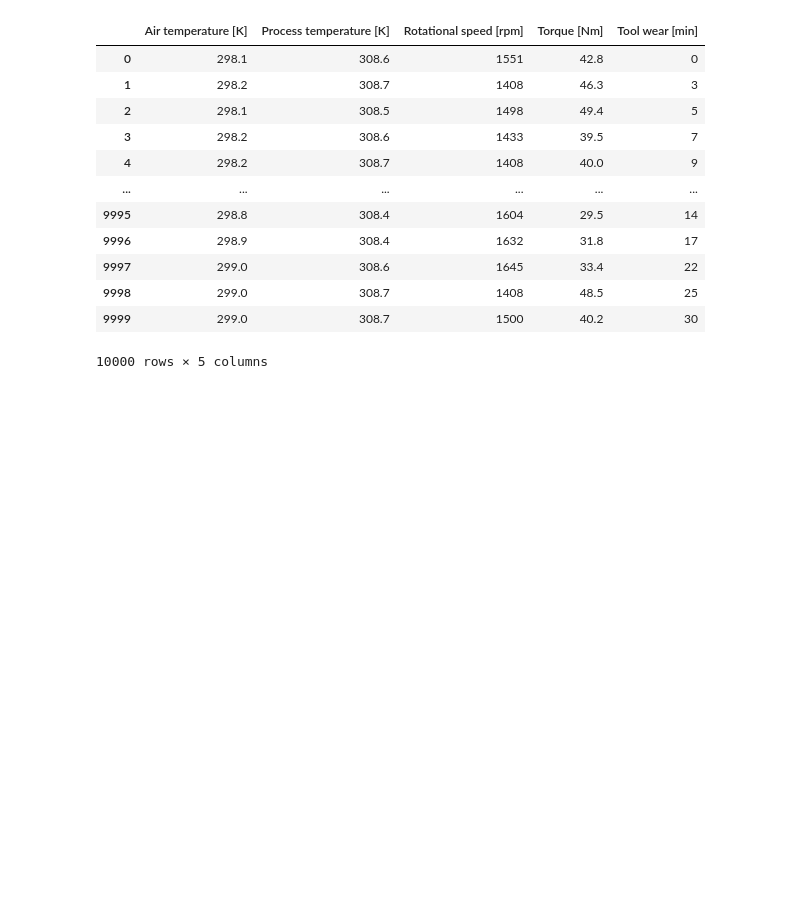
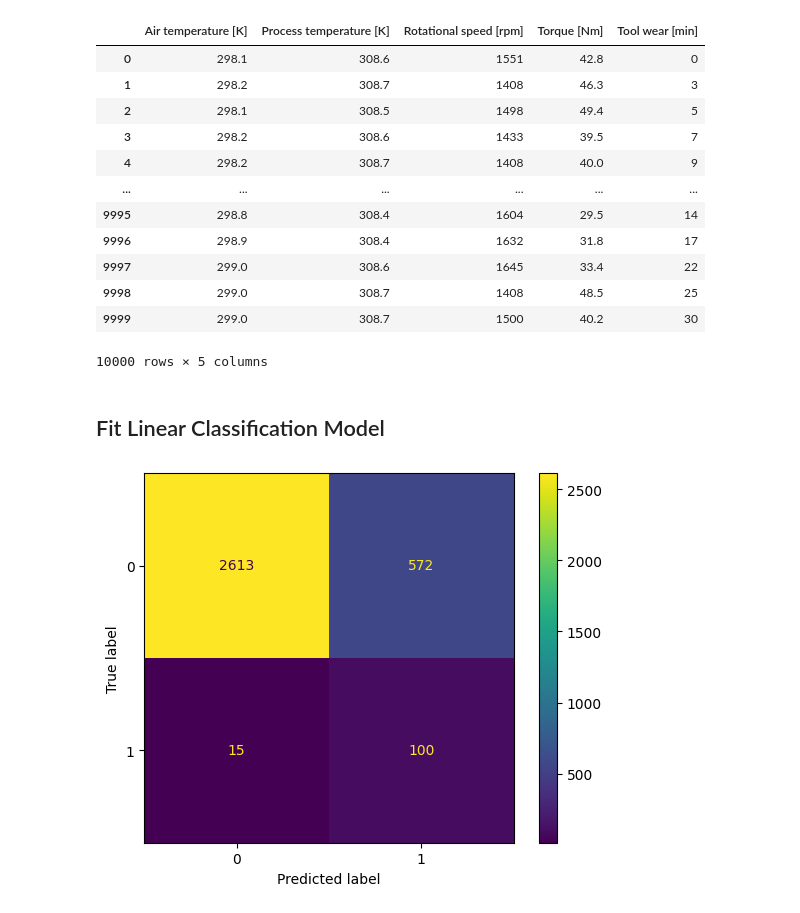
Before and after one commit to Sebastian1981/CBM_DataSimulator, a Jupyter notebook: notebooks/eda.ipynb, the cells around one changed output. Cells and saved outputs as stored; diff of their text form; code cells hidden in the pictures; blank space fills up the shorter version.

Commit message:
add model evaluation

```diff
--- a/notebooks/eda.ipynb
+++ b/notebooks/eda.ipynb
@@ -75,0 +78,12 @@ clf = LogisticRegression(random_state=123)
+# %% [markdown]
+## Fit Linear Classification Model
+# %%
+clf = LogisticRegression(class_weight='balanced', random_state=123)
+clf.fit(X_train, y_train)
+y_pred = clf.predict(X_test)
+# %%
+# confusion matrix
+cm = confusion_matrix(y_test, y_pred)
+cm_display = ConfusionMatrixDisplay(cm).plot()
+# %% [output]
+[figure, added]
```
Also changed, not shown: parts of 21 cells of this notebook.
